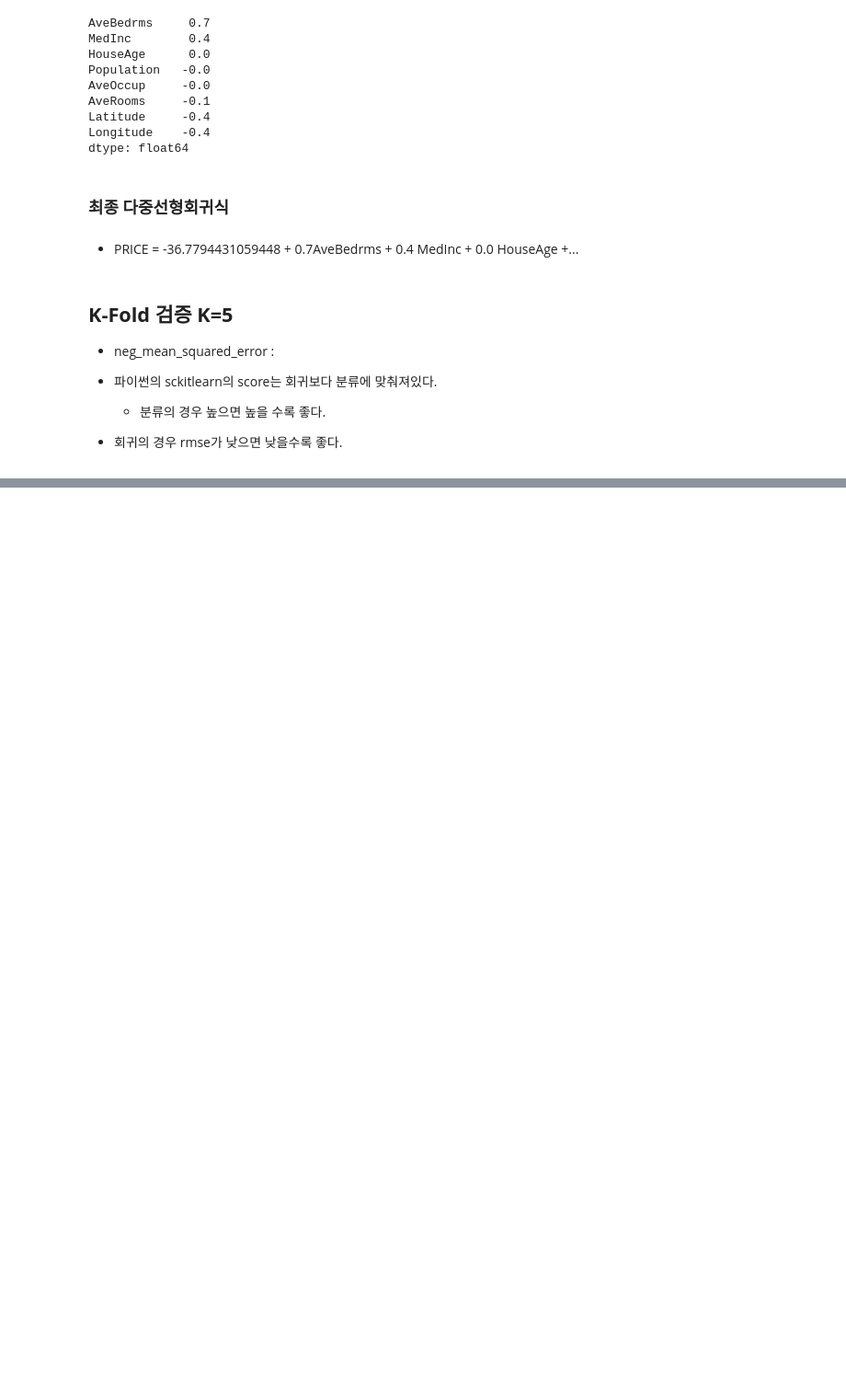
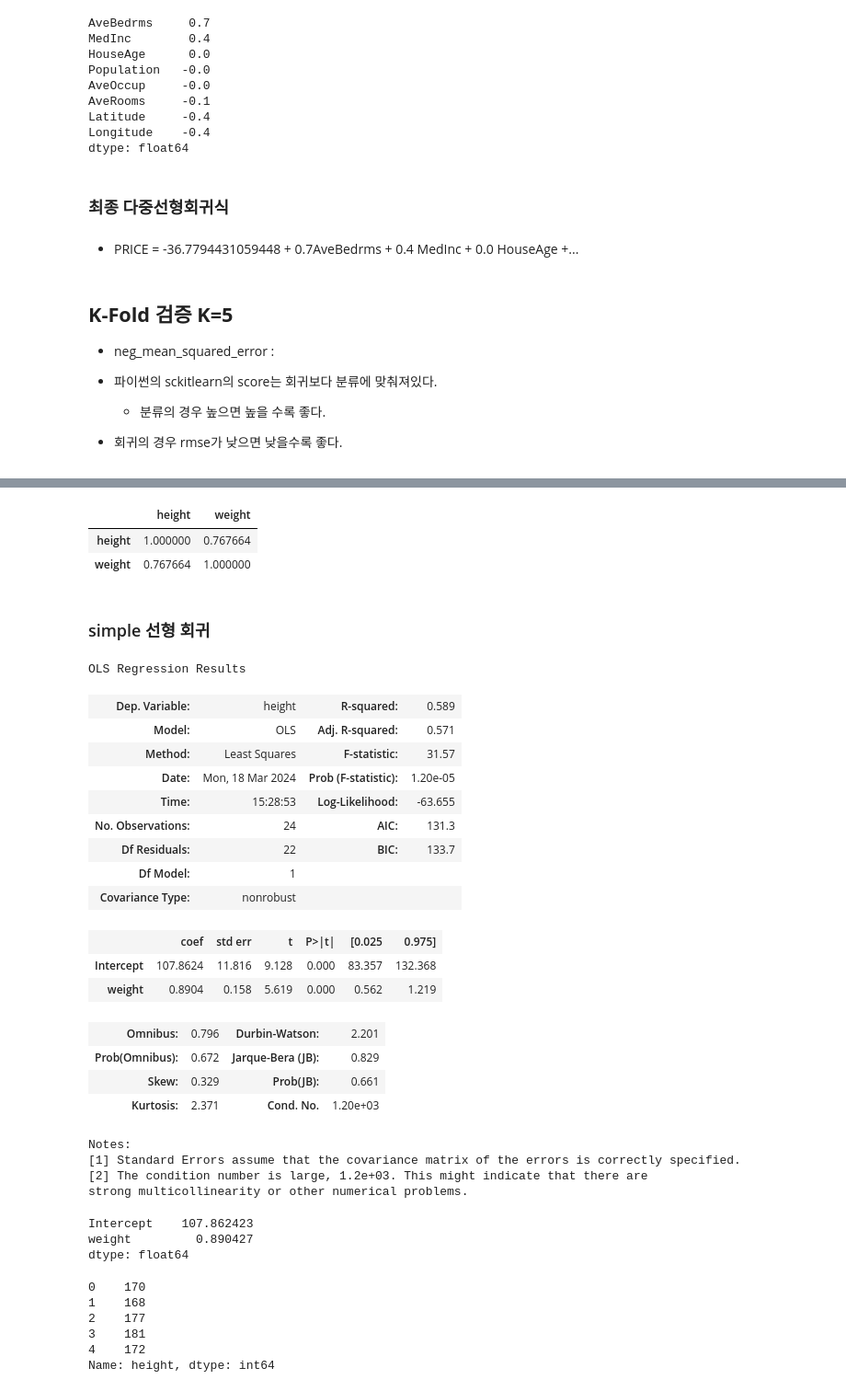
Before and after one commit to ahnjj/AI, a Jupyter notebook: ml/Supervised Learning-Regression.ipynb, the cells around one changed output, grey strips where cells are left out. Shown at 92% size. Saved outputs shown, nothing was run; the diff lists cells and outputs as text; code cells hidden in the pictures; blank space fills up the shorter version.

```diff
--- a/ml/Supervised Learning-Regression.ipynb
+++ b/ml/Supervised Learning-Regression.ipynb
@@ -389,0 +456,9 @@ neg_mes_scores = cross
+# %%
+body.corr()
+# 상당히 높은 양의 선형 관계
+# %% [output]
+|  | height | weight |
+| height | 1.000000 | 0.767664 |
+| weight | 0.767664 | 1.000000 |
+# %% [markdown]
+### simple 선형 회귀
@@ -389,0 +467,26 @@ neg_mes_scores = cross
+# %%
+import statsmodels.api as sm
+result = sm.OLS.from_formula("height ~ weight", body).fit()
+result.summary()
+# %% [output]
+OLS Regression Results
+| Dep. Variable: | height | R-squared: | 0.589 |
+| Model: | OLS | Adj. R-squared: | 0.571 |
+| Method: | Least Squares | F-statistic: | 31.57 |
+| Date: | Mon, 18 Mar 2024 | Prob (F-statistic): | 1.20e-05 |
+| Time: | 15:28:53 | Log-Likelihood: | -63.655 |
+| No. Observations: | 24 | AIC: | 131.3 |
+| Df Residuals: | 22 | BIC: | 133.7 |
+| Df Model: | 1 |  |  |
+| Covariance Type: | nonrobust |  |  |
+|  | coef | std err | t | P>|t| | [0.025 | 0.975] |
+| Intercept | 107.8624 | 11.816 | 9.128 | 0.000 | 83.357 | 132.368 |
+| weight | 0.8904 | 0.158 | 5.619 | 0.000 | 0.562 | 1.219 |
+| Omnibus: | 0.796 | Durbin-Watson: | 2.201 |
+| Prob(Omnibus): | 0.672 | Jarque-Bera (JB): | 0.829 |
+| Skew: | 0.329 | Prob(JB): | 0.661 |
+| Kurtosis: | 2.371 | Cond. No. | 1.20e+03 |
+Notes:
+[1] Standard Errors assume that the covariance matrix of the errors is correctly specified.
+[2] The condition number is large, 1.2e+03. This might indicate that there are
+strong multicollinearity or other numerical problems.
@@ -389,0 +495,17 @@ neg_mes_scores = cross
+# %%
+# 계수, 절편
+result.params
+# %% [output]
+Intercept    107.862423
+weight         0.890427
+dtype: float64
+# %%
+# 결과값, 예측값 비교
+body['height'][:5]
+# %% [output]
+0    170
+1    168
+2    177
+3    181
+4    172
+Name: height, dtype: int64
```
Also changed, not shown: parts of 15 cells of this notebook.
